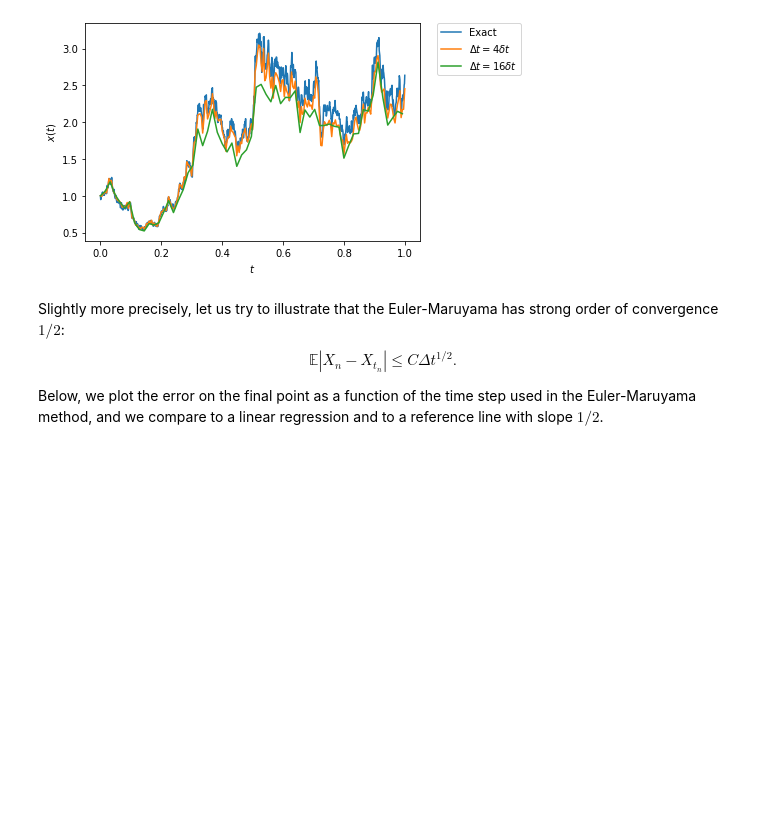
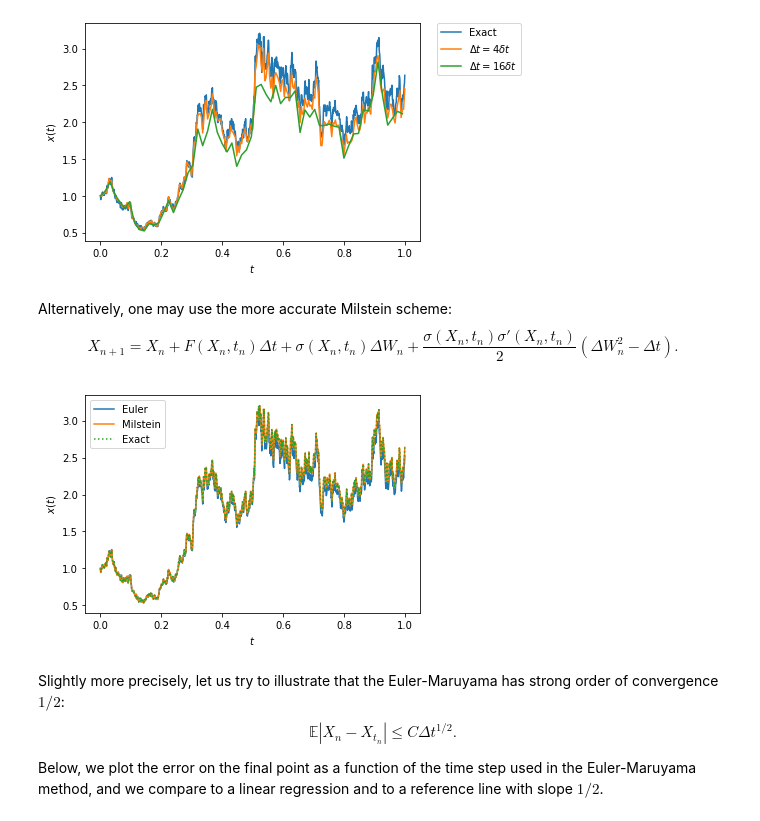
Before and after one commit to cbherbert/stochrare, a Jupyter notebook: doc/notebooks/Diffusion1D.ipynb, the cells around one changed output. Drawn from its saved outputs; the diff is of its cells as text; code cells hidden in the pictures; blank space fills up the shorter version.

Commit message:
Add example with Milstein methods in notebook

```diff
--- a/doc/notebooks/Diffusion1D.ipynb
+++ b/doc/notebooks/Diffusion1D.ipynb
@@ -112,6 +112,16 @@ model.trajectoryplot((brownian_path[0], np.exp(1.5*brownian_path[0]+brownian_pat
                     labels=('Exact', r'$\Delta t= 4 \delta t$', r'$\Delta t = 16 \delta t$'));
 # %% [output]
 [figure]
+# %% [markdown]
+Alternatively, one may use the more accurate Milstein scheme:
+$$ X_{n+1} = X_n + F(X_n, t_n)\Delta t + \sigma(X_n, t_n) \Delta W_n + \frac{\sigma(X_n, t_n)\sigma'(X_n, t_n)}{2}( \Delta W_n^2 - \Delta t).$$
+# %%
+trajectory_plot1d(model.trajectory(1., 0., T=1, dt=dt_brownian, brownian_path=brownian_path)+({'label': 'Euler'}, ),
+                  model.trajectory(1., 0., T=1, dt=dt_brownian, brownian_path=brownian_path, method='milstein')+({'label': 'Milstein'}, ),
+                  (brownian_path[0], np.exp(1.5*brownian_path[0]+brownian_path[1]), {'label': 'Exact', 'ls': 'dotted'}));
+plt.legend();
+# %% [output]
+[figure, added]
 # %% [markdown]
 Slightly more precisely, let us try to illustrate that the Euler-Maruyama has strong order of convergence $1/2$:
 $$ \mathbb{E}|X_n-X_{t_n}| \leq C \Delta t^{1/2}.$$
```
